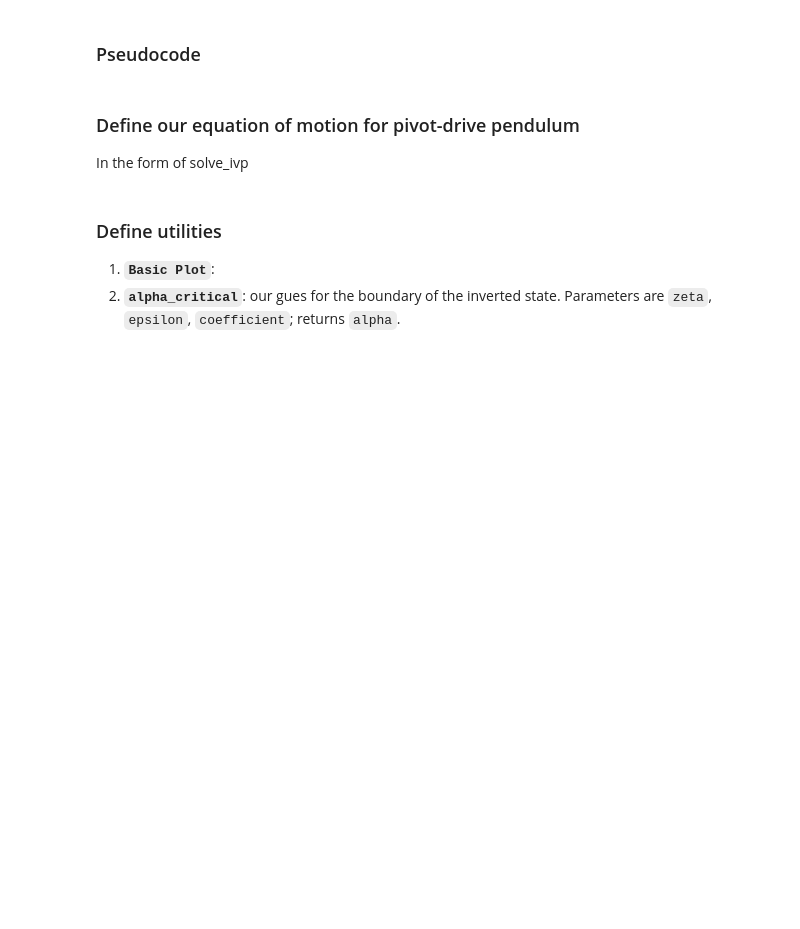
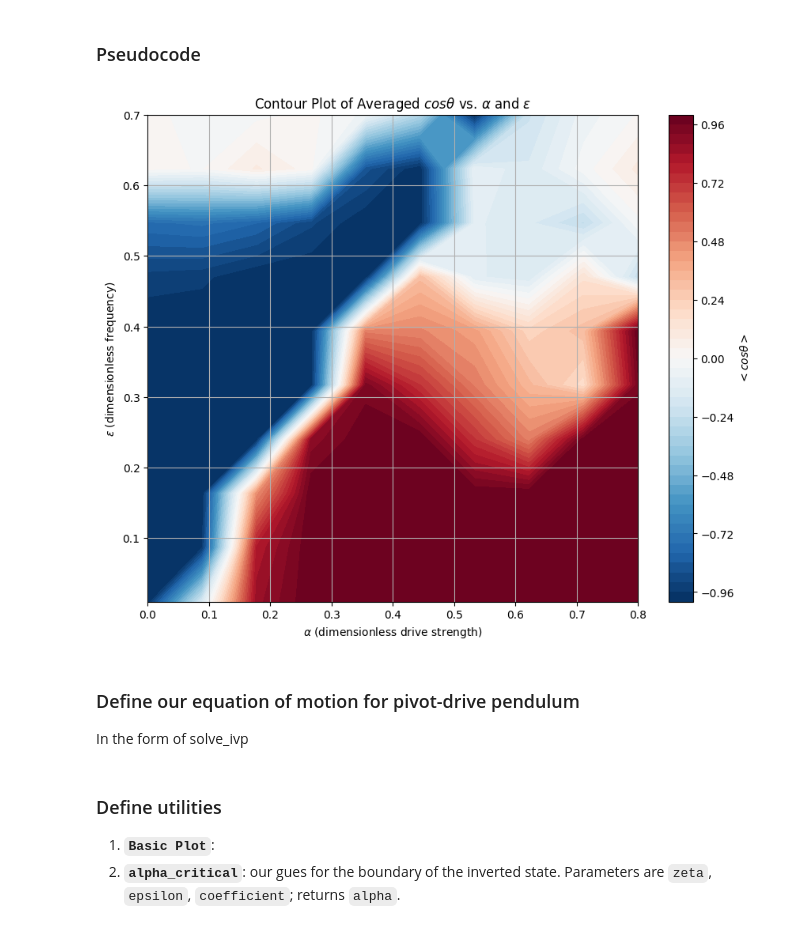
Before and after one commit to Cooper-9/Notes-from-class, a Jupyter notebook: Kapitza_Pendulum.ipynb, the cells around one changed output. Saved outputs shown, nothing was run; the diff lists cells and outputs as text; code cells hidden in the pictures; blank space fills up the shorter version.

```diff
--- a/Kapitza_Pendulum.ipynb
+++ b/Kapitza_Pendulum.ipynb
@@ -2,6 +2,22 @@
 <a href="https://colab.research.google.com/github/Cooper-9/Notes-from-class/blob/main/Kapitza_Pendulum.ipynb" target="_parent"><img src="https://colab.research.google.com/assets/colab-badge.svg" alt="Open In Colab"/></a>
 # %% [markdown]
 ### Pseudocode
+# %%
+import matplotlib.pyplot as plt
+
+# Create a meshgrid for alpha and epsilon
+alpha_mesh, epsilon_mesh = np.meshgrid(alpha_list, epsilon_list)
+
+plt.figure(figsize=(10, 8))
+plt.contourf(alpha_mesh, epsilon_mesh, cos_theta_mesh, levels=50, cmap='RdBu_r')
+plt.colorbar(label=r'$<cos\theta>$')
+plt.xlabel(r'$\alpha$ (dimensionless drive strength)')
+plt.ylabel(r'$\epsilon$ (dimensionless frequency)')
+plt.title(r'Contour Plot of Averaged $cos\theta$ vs. $\alpha$ and $\epsilon$')
+plt.grid(True)
+plt.show()
+# %% [output]
+[figure, added]
 # %% [markdown]
 ### Define our equation of motion for pivot-drive pendulum
 
```
Also changed, not shown: parts of 5 cells of this notebook.
